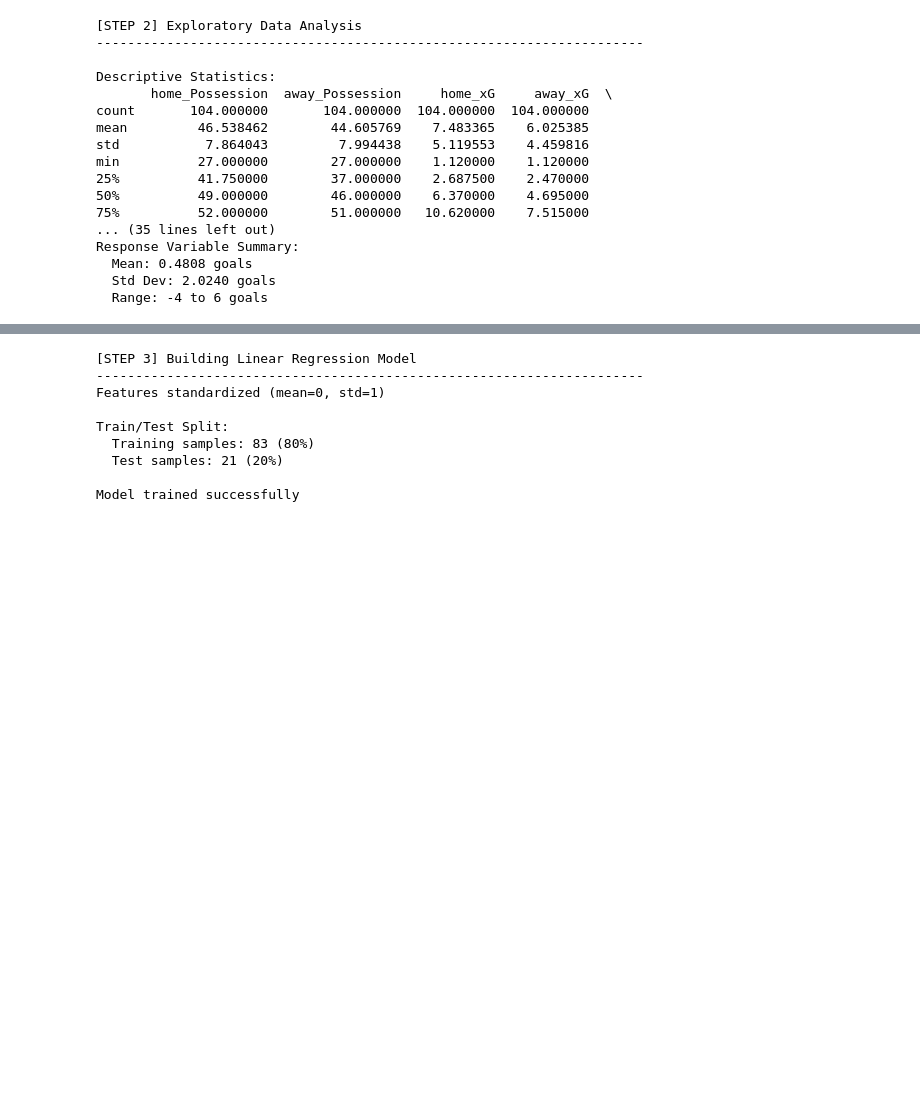
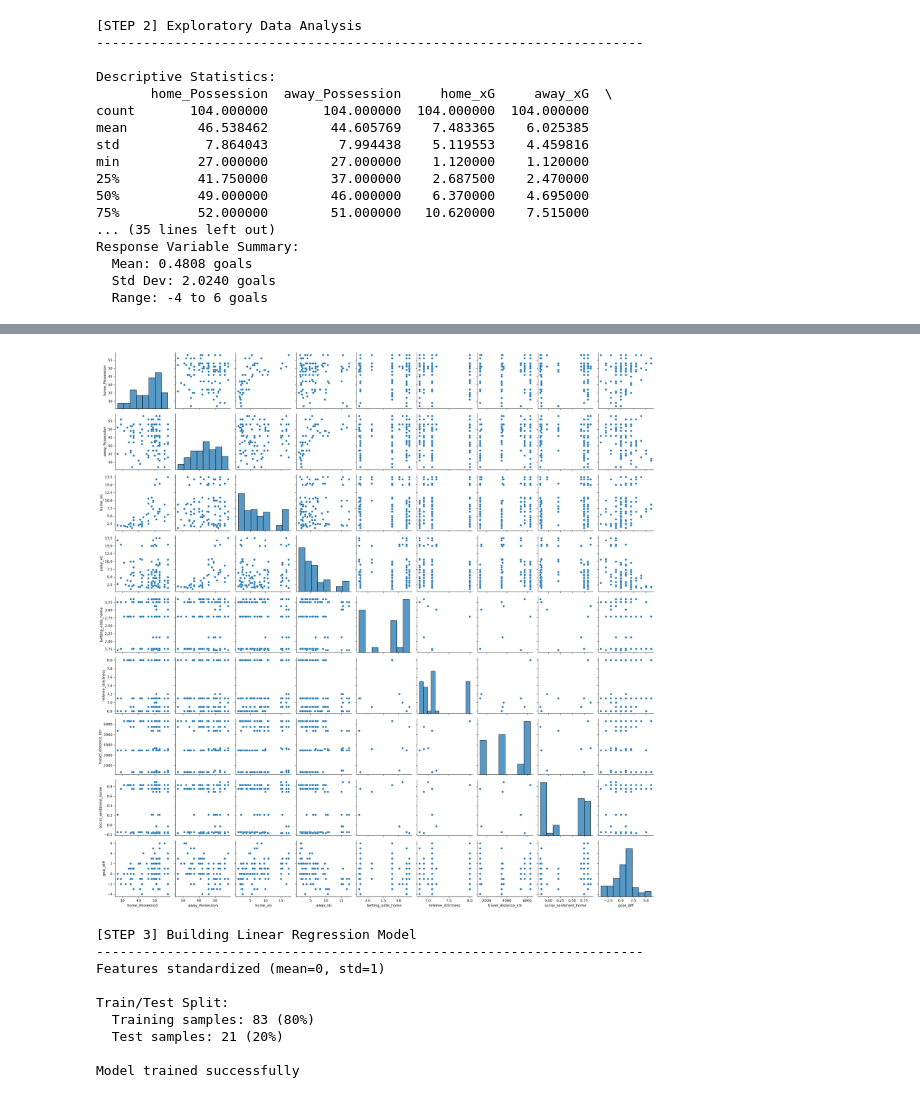
Before and after one commit to DanDooLoo/HIT140_Assessment-2_Group23, a Jupyter notebook: LinearRegression_2_1_Final.ipynb, the cells around one changed output, grey strips where cells are left out. Saved outputs shown, nothing was run; the diff lists cells and outputs as text; code cells hidden in the pictures; blank space fills up the shorter version.

```diff
--- a/LinearRegression_2_1_Final.ipynb
+++ b/LinearRegression_2_1_Final.ipynb
@@ -134 +297,8 @@ Response Variable Summary:
+# %%
+# 4. Pairplot of all explanatory variables [figure x?] -- check what fig num
+sns.pairplot(data[feature_names + ['goal_diff']])
+
+plt.tight_layout()
+# %% [output]
+[figure, added]
 # %%
```
Also changed, not shown: parts of 23 cells of this notebook.
